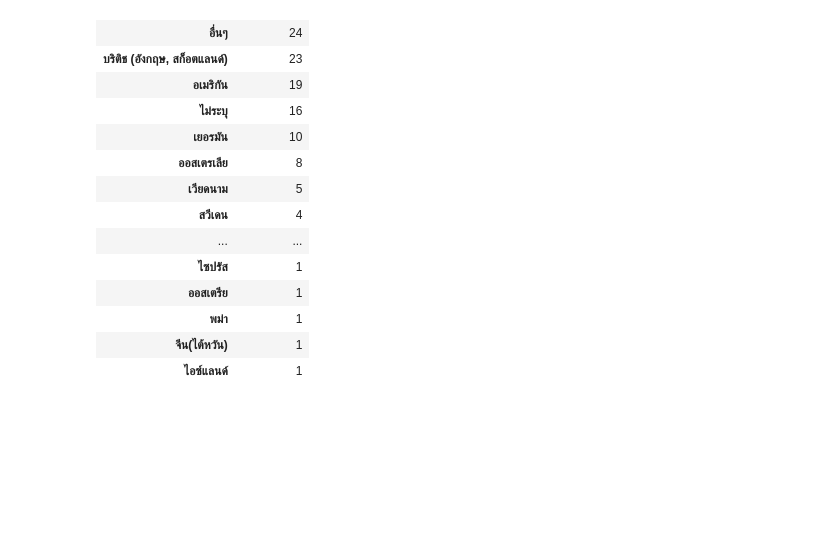
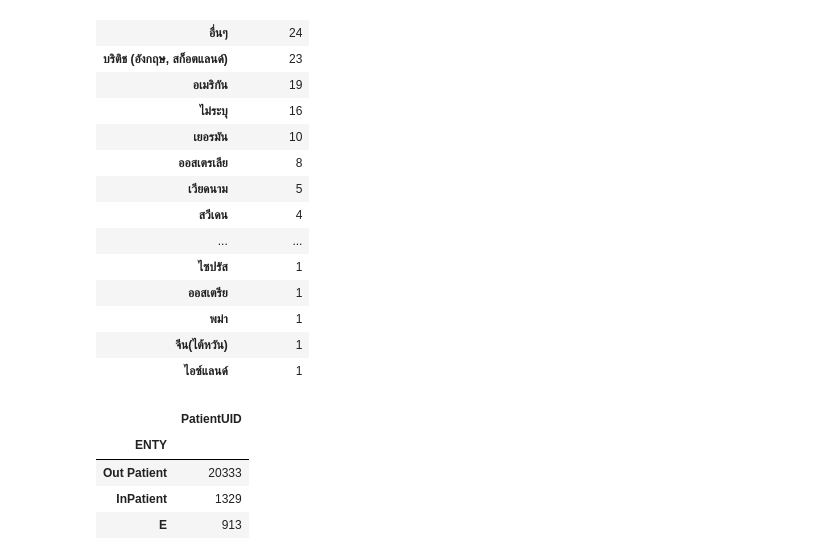
Before and after one commit to qmcnn/Data-Mining, a Jupyter notebook: Project_Mining.ipynb, the cells around one changed output. Saved outputs shown, nothing was run; the diff lists cells and outputs as text; code cells hidden in the pictures; blank space fills up the shorter version.

```diff
--- a/Project_Mining.ipynb
+++ b/Project_Mining.ipynb
@@ -190,3 +194,12 @@ nationalities
 | พม่า | 1 |
 | จีน(ไต้หวัน) | 1 |
 | ไอซ์แลนด์ | 1 |
+# %%
+ENTY = visit_df.groupby(['ENTY'])[['PatientUID']].count().sort_values(by='PatientUID',ascending=False)
+ENTY
+# %% [output]
+|  | PatientUID |
+| ENTY |  |
+| Out Patient | 20333 |
+| InPatient | 1329 |
+| E | 913 |
```
Also changed, not shown: parts of 2 cells of this notebook.
